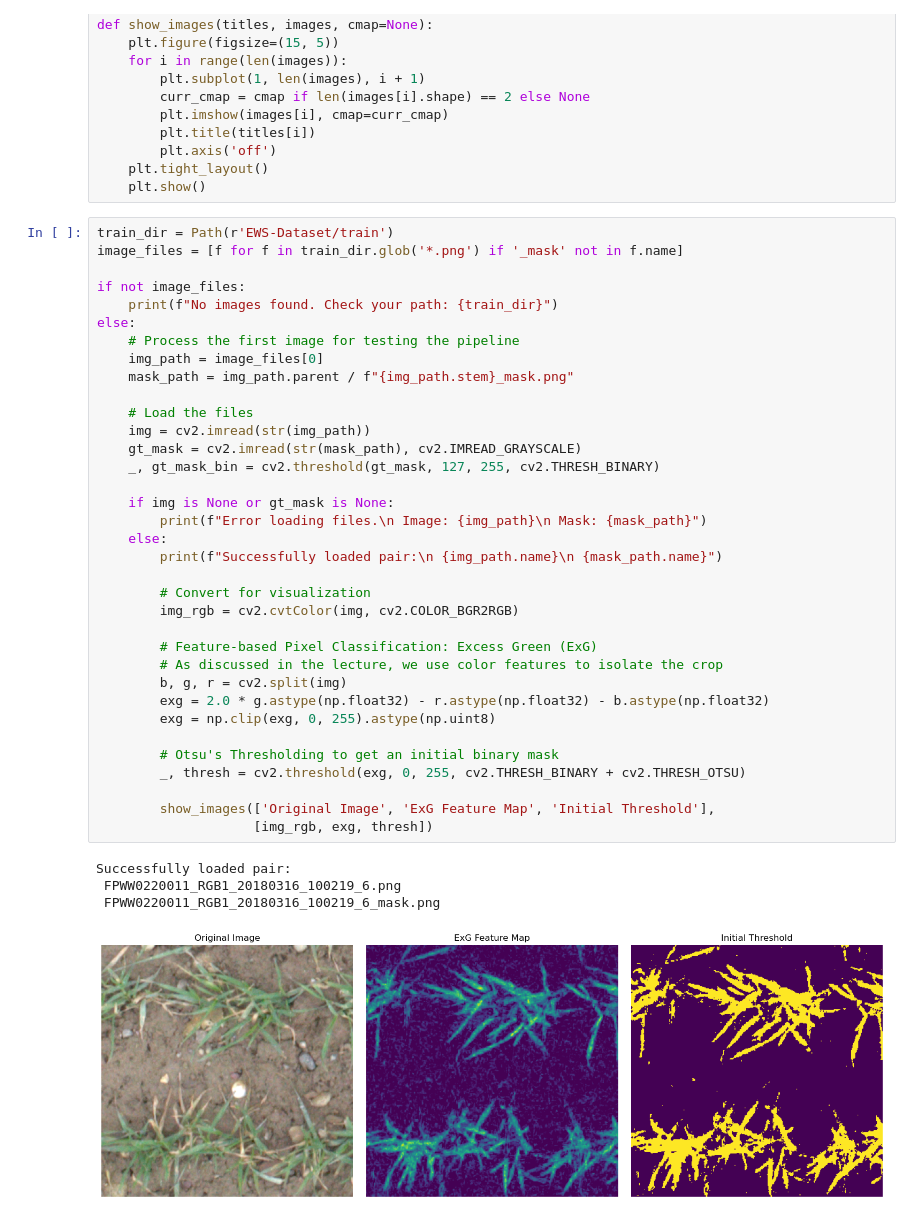
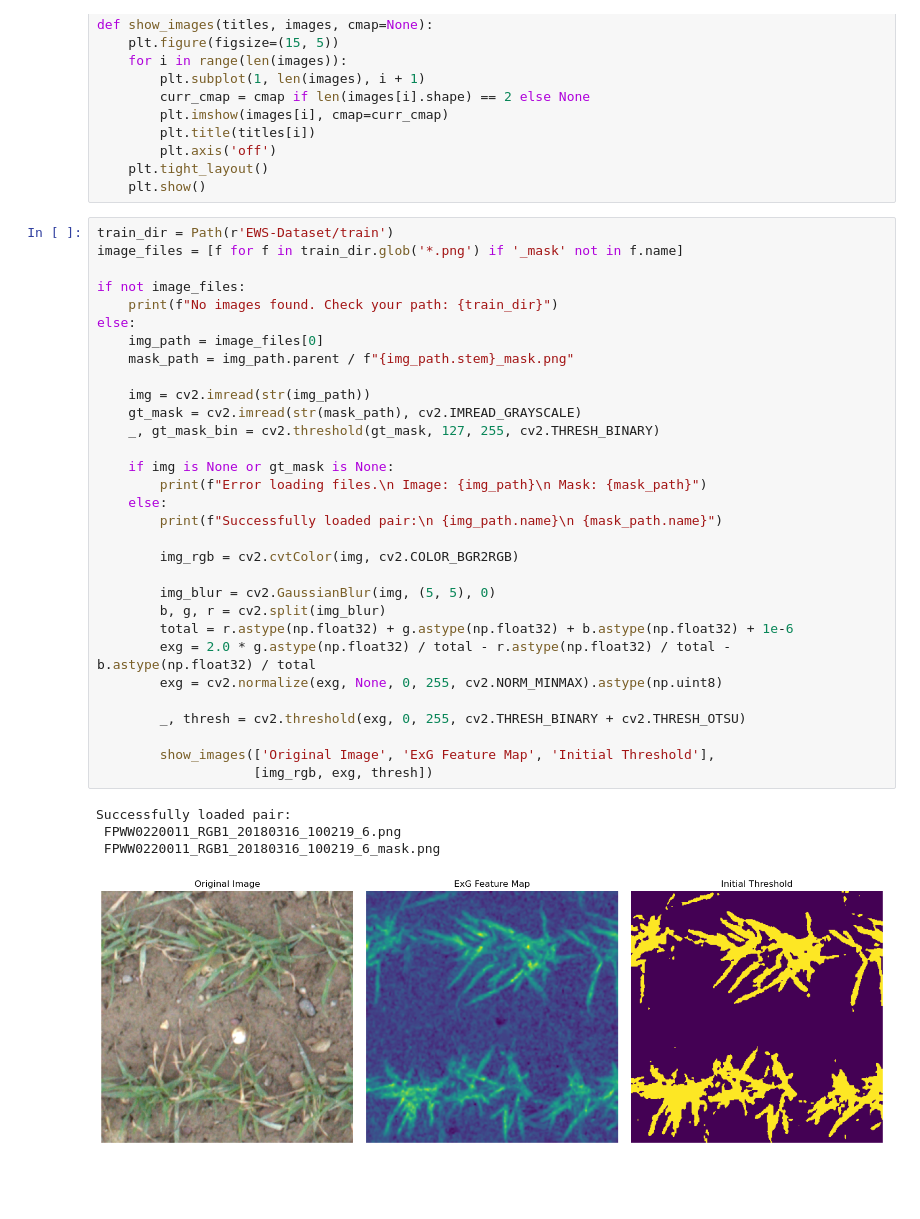
Before and after one commit to leoljom/UNSW_9517_CV_Proj, a Jupyter notebook: Watershed.ipynb, the cells around one changed output. Saved outputs shown, nothing was run; the diff lists cells and outputs as text; blank space fills up the shorter version.

```diff
--- a/Watershed.ipynb
+++ b/Watershed.ipynb
@@ -18,41 +18,37 @@ def show_images(titles, images, cmap=None):
 # %%
 train_dir = Path(r'EWS-Dataset/train')
 image_files = [f for f in train_dir.glob('*.png') if '_mask' not in f.name]
 
 if not image_files:
     print(f"No images found. Check your path: {train_dir}")
 else:
-    # Process the first image for testing the pipeline
     img_path = image_files[0]
     mask_path = img_path.parent / f"{img_path.stem}_mask.png"
 
-    # Load the files
     img = cv2.imread(str(img_path))
     gt_mask = cv2.imread(str(mask_path), cv2.IMREAD_GRAYSCALE)
     _, gt_mask_bin = cv2.threshold(gt_mask, 127, 255, cv2.THRESH_BINARY)
 
     if img is None or gt_mask is None:
         print(f"Error loading files.\n Image: {img_path}\n Mask: {mask_path}")
     else:
         print(f"Successfully loaded pair:\n {img_path.name}\n {mask_path.name}")
 
-        # Convert for visualization
         img_rgb = cv2.cvtColor(img, cv2.COLOR_BGR2RGB)
 
-        # Feature-based Pixel Classification: Excess Green (ExG)
-        # As discussed in the lecture, we use color features to isolate the crop
-        b, g, r = cv2.split(img)
-        exg = 2.0 * g.astype(np.float32) - r.astype(np.float32) - b.astype(np.float32)
-        exg = np.clip(exg, 0, 255).astype(np.uint8)
+        img_blur = cv2.GaussianBlur(img, (5, 5), 0)
+        b, g, r = cv2.split(img_blur)
+        total = r.astype(np.float32) + g.astype(np.float32) + b.astype(np.float32) + 1e-6
+        exg = 2.0 * g.astype(np.float32) / total - r.astype(np.float32) / total - b.astype(np.float32) / total
+        exg = cv2.normalize(exg, None, 0, 255, cv2.NORM_MINMAX).astype(np.uint8)
 
-        # Otsu's Thresholding to get an initial binary mask
         _, thresh = cv2.threshold(exg, 0, 255, cv2.THRESH_BINARY + cv2.THRESH_OTSU)
 
         show_images(['Original Image', 'ExG Feature Map', 'Initial Threshold'],
                     [img_rgb, exg, thresh])
 # %% [output]
 Successfully loaded pair:
  FPWW0220011_RGB1_20180316_100219_6.png
  FPWW0220011_RGB1_20180316_100219_6_mask.png
-[figure, old version]
+[figure, new version]
 # %%
```
Also changed, not shown: parts of 3 cells of this notebook.
